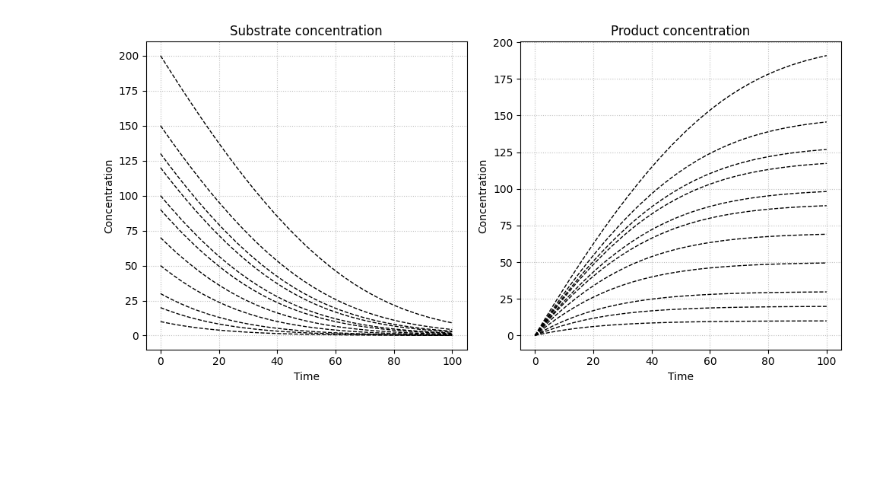
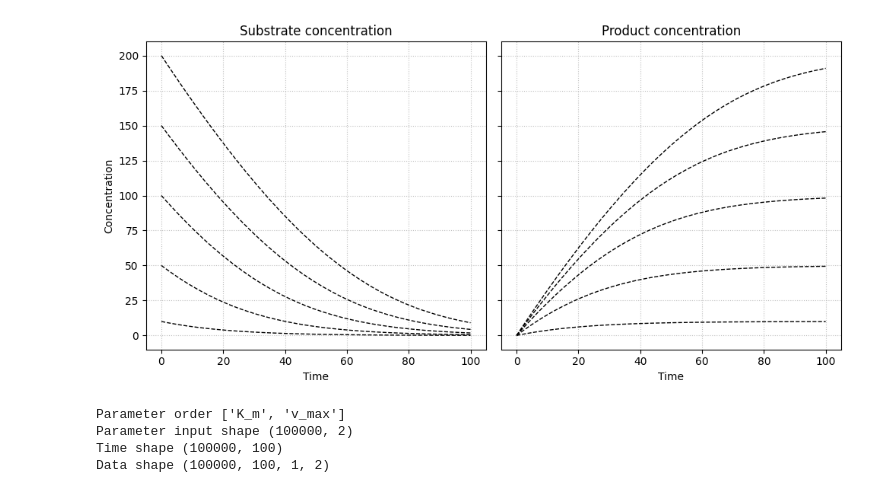
Before and after one commit to JR-1991/Catalax, a Jupyter notebook: TestModel.ipynb, the cells around one changed output. Cells and saved outputs as stored; diff of their text form; code cells hidden in the pictures; blank space fills up the shorter version.

```diff
--- a/TestModel.ipynb
+++ b/TestModel.ipynb
@@ -62,24 +62,67 @@ time, states = model.simulate(
+# %%
+# Run a couple for plotting
+initial_conditions = [
+    {"s1": 10.0, "s2": 0.0},
+    {"s1": 50.0, "s2": 0.0},
+    {"s1": 100.0, "s2": 0.0},
+    {"s1": 150.0, "s2": 0.0},
+    {"s1": 200.0, "s2": 0.0},
+]
+
+time, states = model.simulate(
+    initial_conditions=initial_conditions,
+    t0=0, t1=100, dt0=0.01, nsteps=100
+)
 # %%
 import matplotlib.pyplot as plt
 
-f, ax = plt.subplots(1, 2, figsize=(10, 5))
+f, ax = plt.subplots(1, 2, figsize=(10, 5), sharey="row", sharex=True)
 _ = ax[0].plot(time.T, states[:, :, 0].T, c="k", linewidth=1, linestyle="--")
 _ = ax[1].plot(time.T, states[:, :, 1].T, c="k", linewidth=1, linestyle="--")
 
 # Plot grids
 ax[0].grid(alpha=0.8, linestyle=":")
 ax[1].grid(alpha=0.8, linestyle=":")
 
 # Axis labels
 ax[0].set_xlabel("Time")
 ax[1].set_xlabel("Time")
 ax[0].set_ylabel("Concentration")
-ax[1].set_ylabel("Concentration")
 
 # Plot title
 ax[0].set_title("Substrate concentration")
 ax[1].set_title("Product concentration")
 
 plt.tight_layout()
 # %% [output]
-[figure, old version]
+[figure, new version]
+# %%
+# Sysbiojax also supports vmapping over parameters
+import numpy as np
+
+# Currently parameters need to be passed as an array
+# For this investigate the desired order of the parameters
+print("Parameter order", model._get_parameters(None)[0])
+
+initial_conditions = [{"s1": 100.0, "s2": 0.0}]
+parameters = jnp.array([
+    [float(np.random.randint(50, 300)), float(np.random.randint(1,10))]
+    for _ in range(100_000)
+])
+
+print("Parameter input shape", parameters.shape)
+
+times, data = model.simulate(
+    t0=0, t1=100, dt0=0.01, nsteps=100,
+    initial_conditions=initial_conditions,
+    parameters=parameters,
+    in_axes=(None, 0, None)
+)
+
+print("Time shape", times.shape)
+print("Data shape", data.shape)
+# %% [output]
+Parameter order ['K_m', 'v_max']
+Parameter input shape (100000, 2)
+Time shape (100000, 100)
+Data shape (100000, 100, 1, 2)
```
Also changed, not shown: parts of 12 cells of this notebook.
